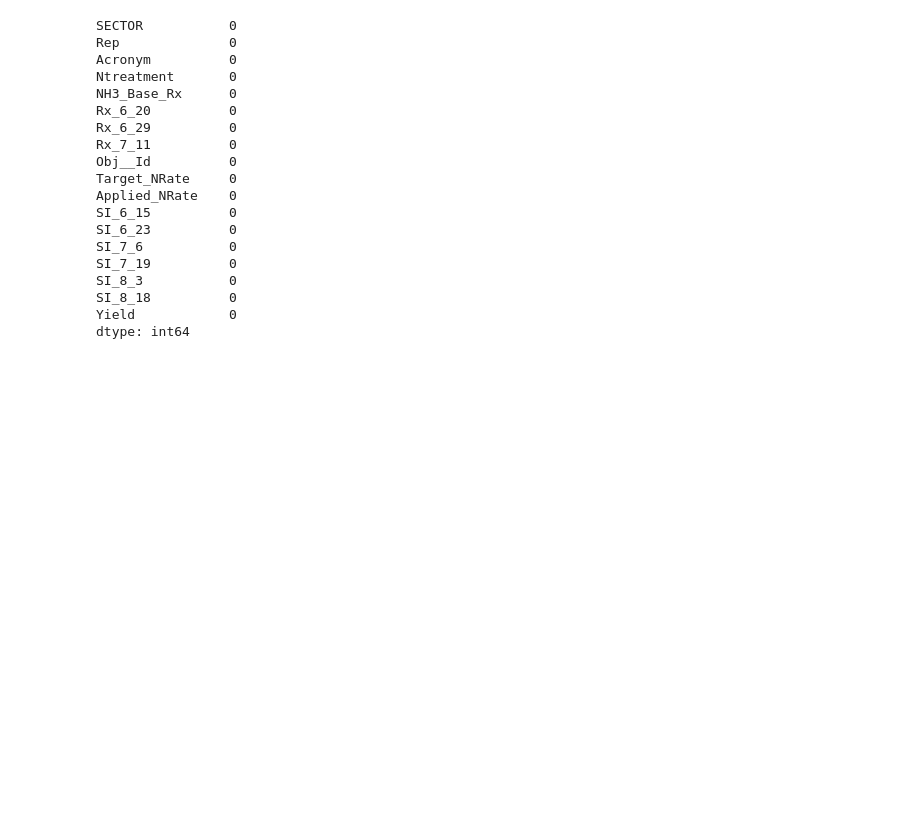
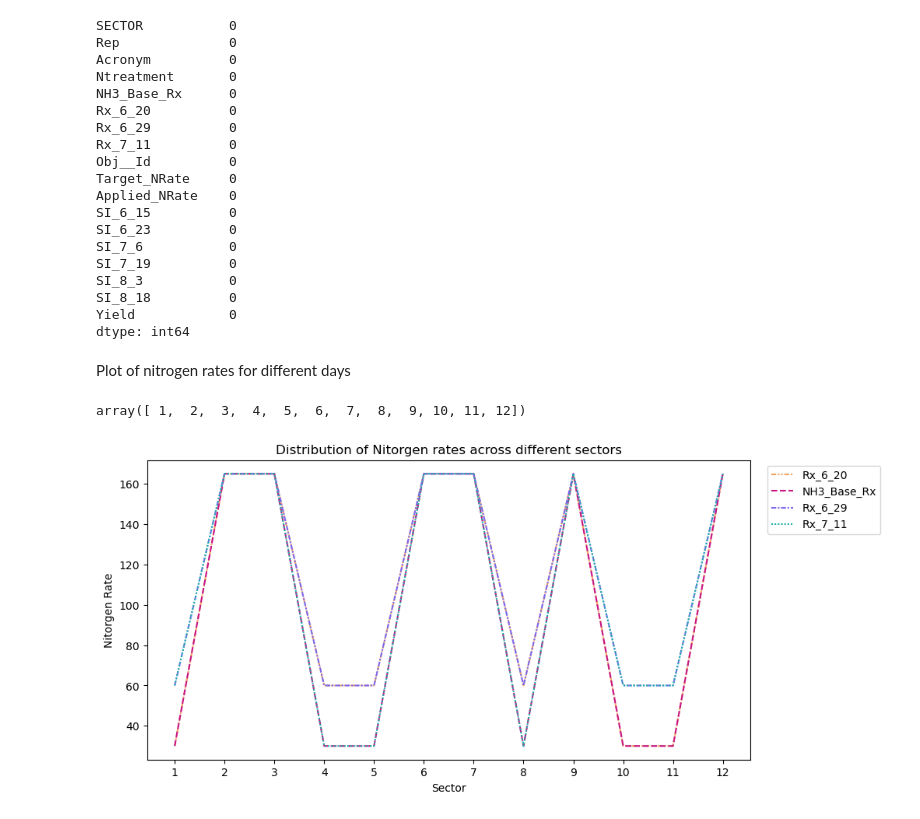
Before and after one commit to Gayara-Fernando/Summer_misc, a Jupyter notebook: Plots.ipynb, the cells around one changed output. Drawn from its saved outputs; the diff is of its cells as text; code cells hidden in the pictures; blank space fills up the shorter version.

Commit message:
Codes done for the existing plots, bar plots replaced with line plots

```diff
--- a/Plots.ipynb
+++ b/Plots.ipynb
@@ -81,3 +81,30 @@ dtype: int64
 # %%
 # Okay, no missing values
 # First reproduce the already existing plots - use line plots to replace these?
+# %% [markdown]
+Plot of nitrogen rates for different days
+# %%
+sectors = np.arange(1, 13)
+# %%
+sectors
+# %% [output]
+array([ 1,  2,  3,  4,  5,  6,  7,  8,  9, 10, 11, 12])
+# %%
+# A line plot for all dates
+plt.figure(figsize = (10, 5))
+plt.plot(sectors, CK_data['Rx_6_20'], linestyle = (0, (3, 1, 1, 1, 1, 1)), color = 'sandybrown', label = 'Rx_6_20')
+plt.plot(sectors, CK_data['NH3_Base_Rx'], linestyle = 'dashed', color = 'mediumvioletred', label = 'NH3_Base_Rx')
+plt.plot(sectors, CK_data['Rx_6_29'], linestyle = (0, (3, 1, 1, 1)), color = 'mediumslateblue', label = 'Rx_6_29')
+plt.plot(sectors, CK_data['Rx_7_11'], linestyle =(0, (1, 1)), color = 'lightseagreen', label = 'Rx_7_11')
+plt.legend(bbox_to_anchor=(1.225, 1), loc = 1)
+plt.xlabel("Sector")
+plt.ylabel("Nitorgen Rate")
+plt.title("Distribution of Nitorgen rates across different sectors")
+plt.xticks(sectors)
+
+
+plt.savefig("figures/Ditribution_of_nitrogen_all.png", bbox_inches='tight')
+
+plt.show()
+# %% [output]
+[figure, added]
```
Also changed, not shown: parts of 5 cells of this notebook.
